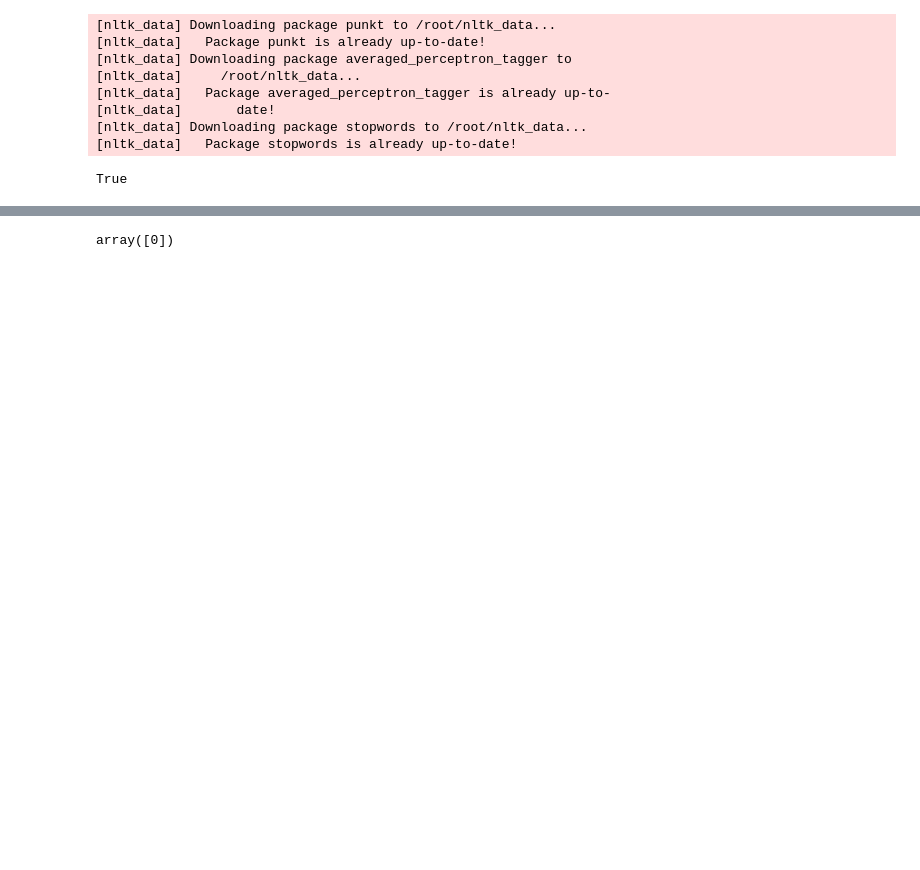
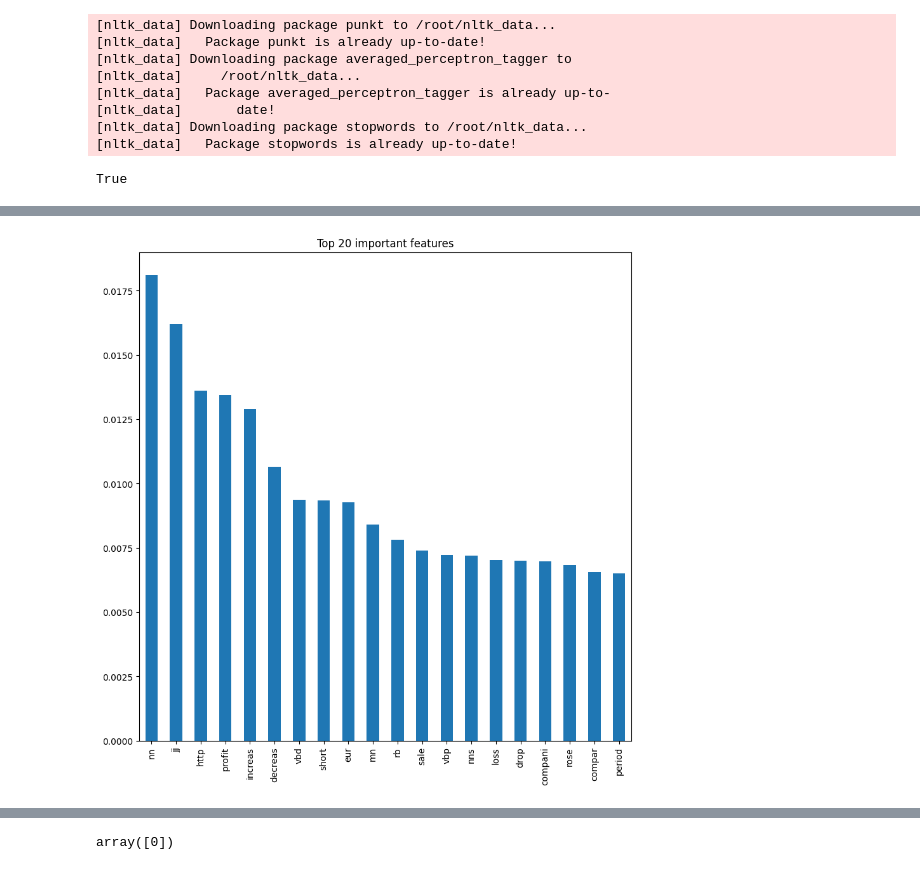
Before and after one commit to gardeniaestevam/time6-mandacaru.dev, a Jupyter notebook: rf.ipynb, the cells around one changed output, grey strips where cells are left out. Saved outputs shown, nothing was run; the diff lists cells and outputs as text; code cells hidden in the pictures; blank space fills up the shorter version.

```diff
--- a/rf.ipynb
+++ b/rf.ipynb
@@ -133,0 +163,8 @@ Recall:  0.785
+# %%
+feature_names = tfid.get_feature_names_out()
+feat_importances = pd.Series(random_forest_classifier.feature_importances_, index=feature_names)
+feat_importances.nlargest(20).plot(kind='bar',figsize=(10,10))
+plt.title("Top 20 important features")
+plt.show()
+# %% [output]
+[figure, added]
```
Also changed, not shown: parts of 20 cells of this notebook.
